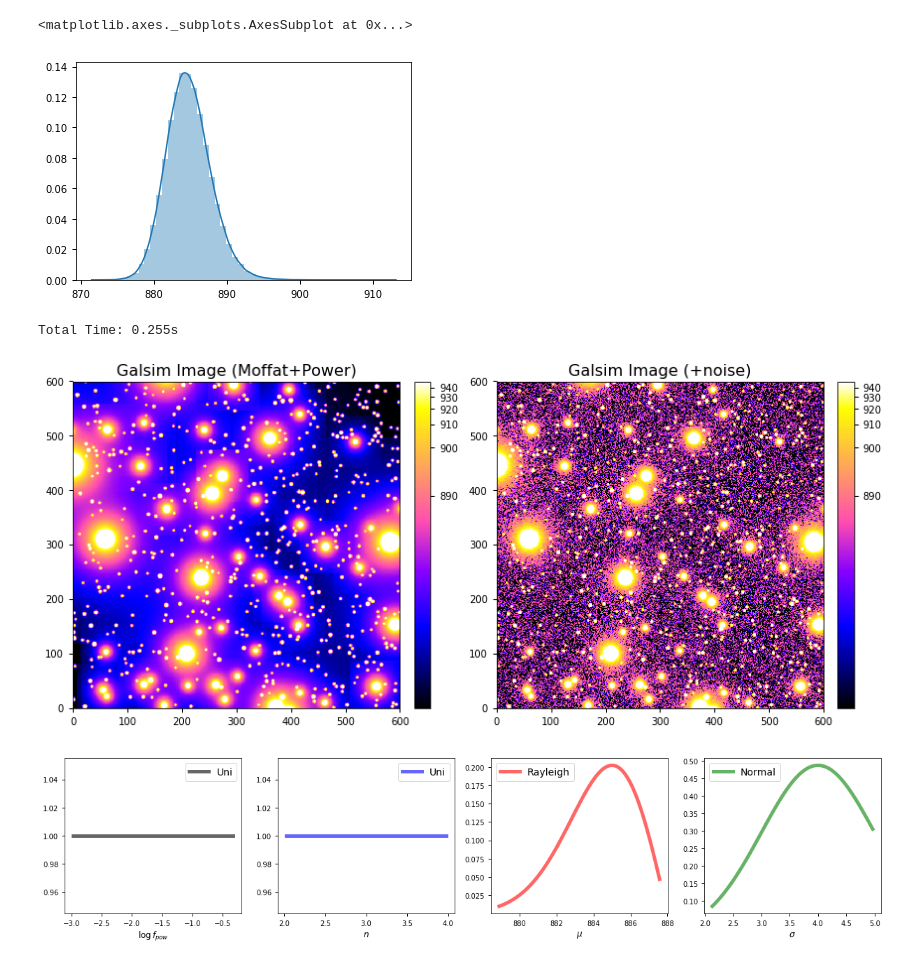
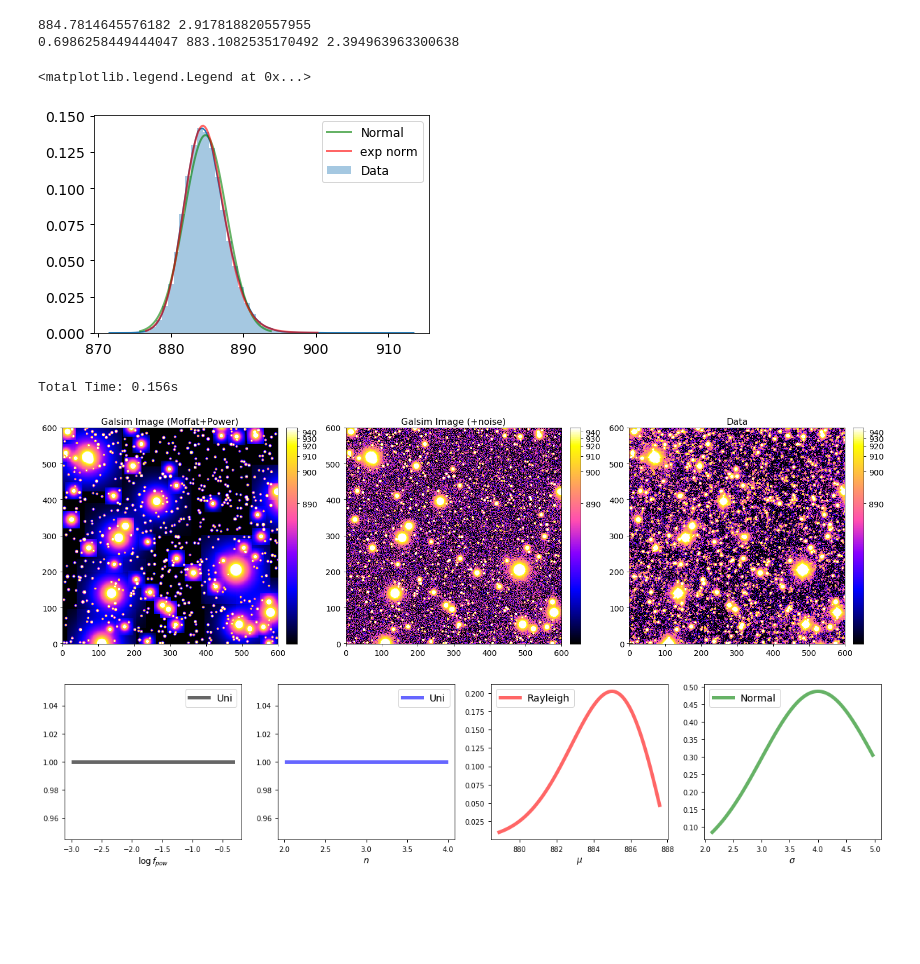
Before and after one commit to qliu4676/elderflower, a Jupyter notebook: Run_Nested_Fitting_Galsim_demo2-real.ipynb, the cells around one changed output. Drawn from its saved outputs; the diff is of its cells as text; code cells hidden in the pictures; blank space fills up the shorter version.

Commit message:
measure norm demo

```diff
--- a/Run_Nested_Fitting_Galsim_demo2-real.ipynb
+++ b/Run_Nested_Fitting_Galsim_demo2-real.ipynb
@@ -1,10 +1,9 @@
 # %%
 import os
 import time
-import numpy as np
 from astropy.modeling import models, fitting
 from astropy.table import Table
-import matplotlib.pyplot as plt
+from matplotlib import patches
 from scipy import stats
 from skimage.transform import resize
 from photutils import CircularAperture, CircularAnnulus
@@ -45,14 +44,13 @@ draw = True
 save = False
 use_SE_seg = False
 mask_strip = True
-wid_strip, n_strip = 5, 12
+wid_strip, n_strip = 5, 13
 
 dir_name = "./real"
 # %%
 # Image Parameter
 image_size = 600
-patch_xmin, patch_ymin = 2000, 1000  # patch range, in array
-patch_xmax, patch_ymax = patch_xmin + image_size, patch_ymin + image_size
+patch_Xmin0, patch_Ymin0, patch_Xmax0, patch_Ymax0 = 800, 1800, 1800, 2800  # image coords
 
 pixel_scale = 2.5                                # arcsec/pixel
 psf_pixel_scale = 1.5                            # arcsec/pixel
@@ -72,7 +70,7 @@ theta_t_pix = theta_t/pixel_scale          # flattened radius, in pix
 theta_t_psf_pix = theta_t/psf_pixel_scale  # flattened radius in psf, in pix
 a = (theta_t_psf_pix)**n                   # normalization
 
-noise_variance = 1                        # sky variance
+noise_variance = 10                        # sky variance
 mu = 884                                   # sky mean
 sigma = np.sqrt(noise_variance)            # sky stddev
 # %%
@@ -236,7 +214,7 @@ yy, xx = np.mgrid[:image_size, :image_size]
 cen = ((image_size-1)/2., (image_size-1)/2.)
 
 # Read measurement
-star_pos1 = np.vstack([SE_cat['X_IMAGE'],SE_cat['Y_IMAGE']]).T - [patch_Xmin,patch_Ymin]
+star_pos1 = np.vstack([SE_cat['X_IMAGE'],SE_cat['Y_IMAGE']]).T - [patch_Xmin, patch_Ymin]
 Flux1 = np.array(SE_cat['FLUX_AUTO'])
 star_pos2 = np.vstack([table_res_Rnorm['X_IMAGE'],table_res_Rnorm['Y_IMAGE']]).T - [patch_Xmin, patch_Ymin]
 
@@ -250,7 +228,7 @@ Flux2 = Flux_pow / frac
 # actual PSF, noise level, and magnitude distribution of stars.
 # Non-bright stars are rendered with moffat only in advance.
 # Very bright stars are rendered in real space.
-F_bright = 5e4
+F_bright = 3e4
 F_verybright = 1e6
 
 out_of_field = np.logical_or.reduce((star_pos2<-10)|(star_pos2>image_size+10), axis=1) \
@@ -459,8 +437,26 @@ Use sky strips crossing very bright stars
-# %%
-sns.distplot(image[~mask_comb])
-# %% [output]
-<matplotlib.axes._subplots.AxesSubplot at 0x...>
-[figure, removed]
+# %%
+plt.figure(figsize=(6,4))
+z_sky = image[~mask_comb]
+sns.distplot(z_sky, label='Data')
+
+mu_fit, std_fit = stats.norm.fit(z_sky)
+print(mu_fit, std_fit)
+d_mod = stats.norm(loc=mu_fit, scale=std_fit)
+x = np.linspace(d_mod.ppf(0.001), d_mod.ppf(0.999), 100)
+plt.plot(x, d_mod.pdf(x), 'g-', lw=2, alpha=0.6, label='Normal')
+
+K_fit, mu_fit, std_fit = stats.exponnorm.fit(z_sky)
+print(K_fit, mu_fit, std_fit)
+d_mod2 = stats.exponnorm(loc=mu_fit, scale=std_fit, K=K_fit)
+x = np.linspace(d_mod2.ppf(0.001), d_mod2.ppf(0.9999), 100)
+plt.plot(x, d_mod2.pdf(x), 'r-', lw=2, alpha=0.6, label='exp norm')
+
+plt.legend(fontsize=12)
+# %% [output]
+884.7814645576182 2.917818820557955
+0.6986258449444047 883.1082535170492 2.394963963300638
+<matplotlib.legend.Legend at 0x...>
+[figure, added]
 # %%
 ############################################
 # Generate Image
@@ -477,7 +473,7 @@ def generate_image_galsim_norm(frac, n, mu, sigma,
     psf_pow, psf_size = Generate_PSF_pow_Galsim(contrast=1e4, n=n,
                                                 psf_scale=pixel_scale, psf_size=None,
                                                 min_psf_size=min_psf_size, max_psf_size=max_psf_size,
-                                                x_interpolant="linear", k_interpolant="linear")
+                                                x_interpolant="lanczos3", k_interpolant="lanczos3")
     # Setup the canvas
     full_image = galsim.ImageF(image_size, image_size)
 
@@ -517,7 +513,6 @@ def generate_image_galsim_norm(frac, n, mu, sigma,
         draw_real = True
     else:
         draw_real = False
-
     if draw_real:
         # Draw very bright star (if highter cost in FFT) in real space
         image_gs = full_image.array
@@ -530,40 +525,43 @@ def generate_image_galsim_norm(frac, n, mu, sigma,
         psf_pow_vb , psf_size = Generate_PSF_pow_Galsim(contrast=5e5, n=n,
                                                         psf_scale=pixel_scale, psf_size=None,
                                                         min_psf_size=2*min_psf_size, max_psf_size=2*max_psf_size,
-                                                        x_interpolant="linear", k_interpolant="linear")
+                                                        x_interpolant="lanczos3", k_interpolant="lanczos3")
         psf_star = (1-frac) * psf_mof + frac * psf_pow_vb
 
         for k in range(num_verybright):
             draw_star(k, star_pos=star_pos[verybright], Flux=Flux[verybright],
                       psf_star=psf_star, psf_size=psf_size, full_image=full_image)
 
         image_gs = full_image.array
 
     image = image_gs.copy() + image_gs0 + mu # add the faint star base and background
-
+    image[image>4.5e4] = 4.5e4
     return image
 
 if draw:
     start = time.time()
-    image_tri = generate_image_galsim_norm(frac=frac, n=3., mu=mu, sigma=sigma,
+    image_tri = generate_image_galsim_norm(frac=frac, n=3.5, mu=mu, sigma=sigma,
                                            star_pos=star_pos, norm=z_norm, parallel=True)
     end = time.time()
     print("\nTotal Time: %.3fs"%(end-start))
 
-    fig, (ax1, ax2) = plt.subplots(1,2,figsize=(12,6))
+    fig, (ax1, ax2, ax3) = plt.subplots(1,3,figsize=(21,7))
     im = ax1.imshow(image_tri, vmin=mu, vmax=mu+20*sigma, norm=norm1, origin="lower", cmap="gnuplot2")
     colorbar(im)
+    ax1.set_title("Galsim Image (Moffat+Power)")
     im = ax2.imshow(image_tri + noise_image, vmin=mu, vmax=mu+20*sigma, norm=norm1, origin="lower", cmap="gnuplot2")
-    ax1.set_title("Galsim Image (Moffat+Power)")
     ax2.set_title("Galsim Image (+noise)")
+    colorbar(im)
+    im = ax3.imshow(patch, vmin=mu, vmax=mu+20*sigma, norm=norm1, origin="lower", cmap="gnuplot2")
+    ax3.set_title("Data")
     colorbar(im)
     plt.tight_layout()
     if save:
         plt.savefig("%s/Mock.png"%dir_name,dpi=150)
         plt.close()
 # %% [output]
-Total Time: 0.255s
+Total Time: 0.156s
-[figure, old version]
+[figure, new version]
 # %%
 ############################################
 # Priors and Likelihood Models for Fitting
```
Also changed, not shown: parts of 6 cells of this notebook, 2 other files.
